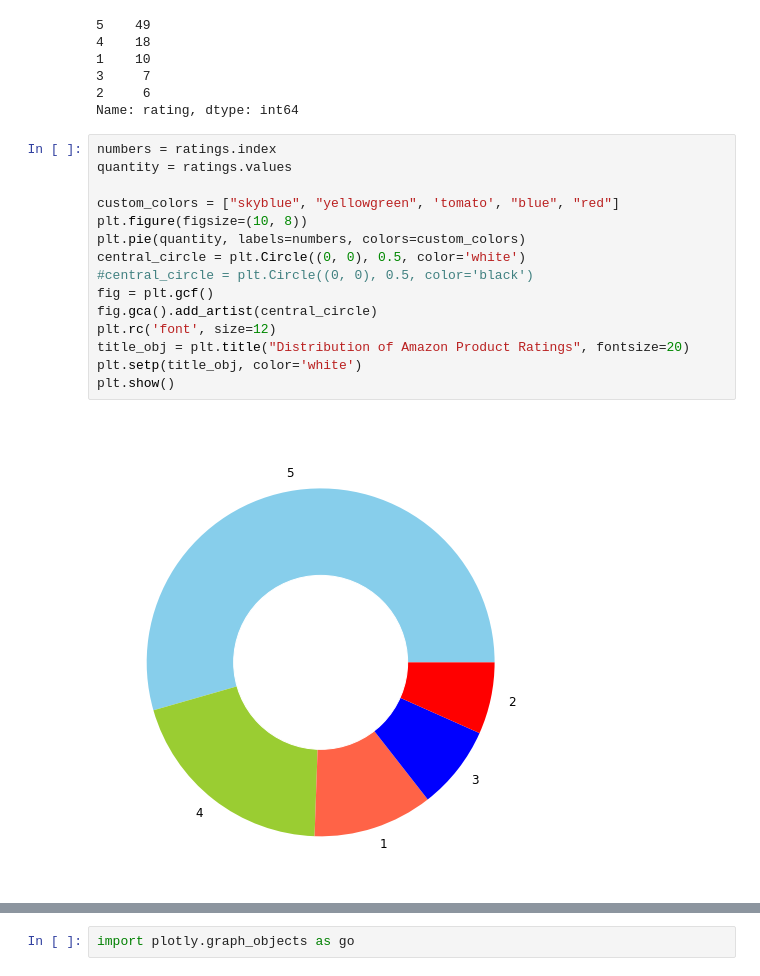
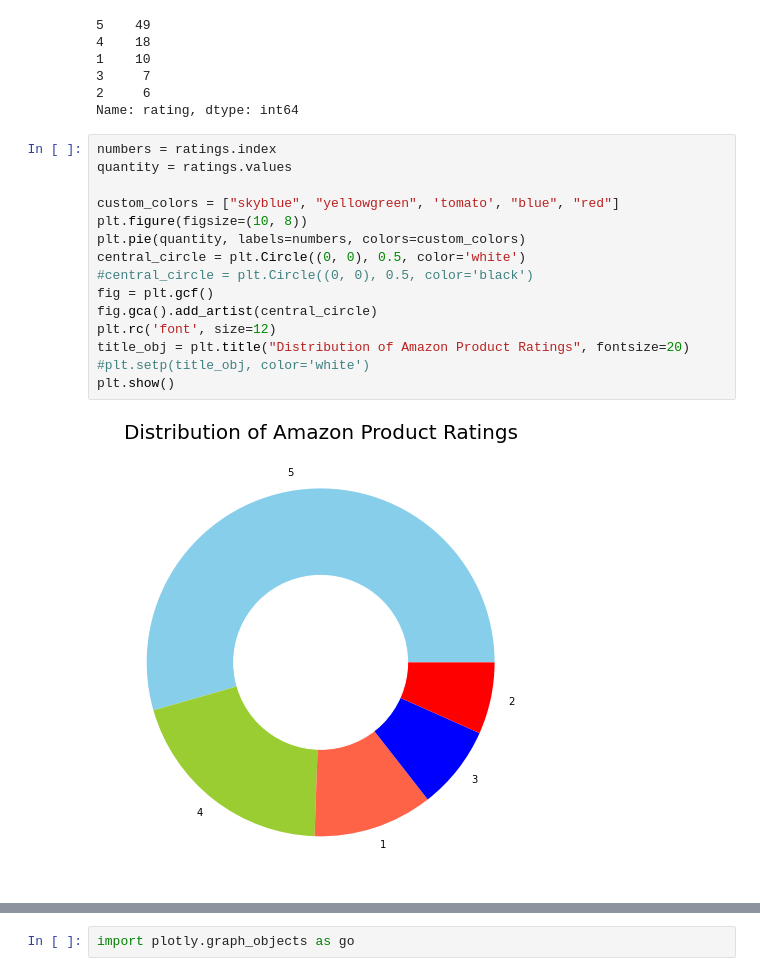
Before and after one commit to AlbertoDeBenedittis/Amz-reviews-Analysis, a Jupyter notebook: sentiment_analysis.ipynb, the cells around one changed output, grey strips where cells are left out. Drawn from its saved outputs; the diff is of its cells as text.

```diff
--- a/sentiment_analysis.ipynb
+++ b/sentiment_analysis.ipynb
@@ -68,20 +68,20 @@ Name: rating, dtype: int64
 # %%
 numbers = ratings.index
 quantity = ratings.values
 
 custom_colors = ["skyblue", "yellowgreen", 'tomato', "blue", "red"]
 plt.figure(figsize=(10, 8))
 plt.pie(quantity, labels=numbers, colors=custom_colors)
 central_circle = plt.Circle((0, 0), 0.5, color='white')
 #central_circle = plt.Circle((0, 0), 0.5, color='black')
 fig = plt.gcf()
 fig.gca().add_artist(central_circle)
 plt.rc('font', size=12)
 title_obj = plt.title("Distribution of Amazon Product Ratings", fontsize=20)
-plt.setp(title_obj, color='white')
+#plt.setp(title_obj, color='white')
 plt.show()
 # %% [output]
-[figure, old version]
+[figure, new version]
 # %%
 ! pip install plotly
 # %% [output]
```
Also changed, not shown: parts of 1 cell of this notebook.
